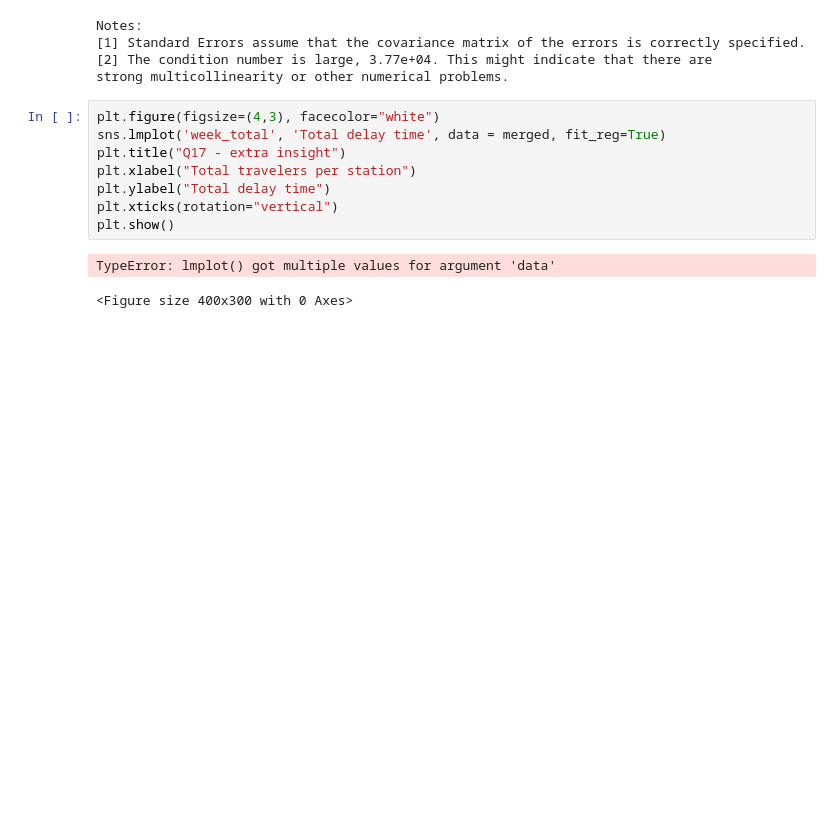
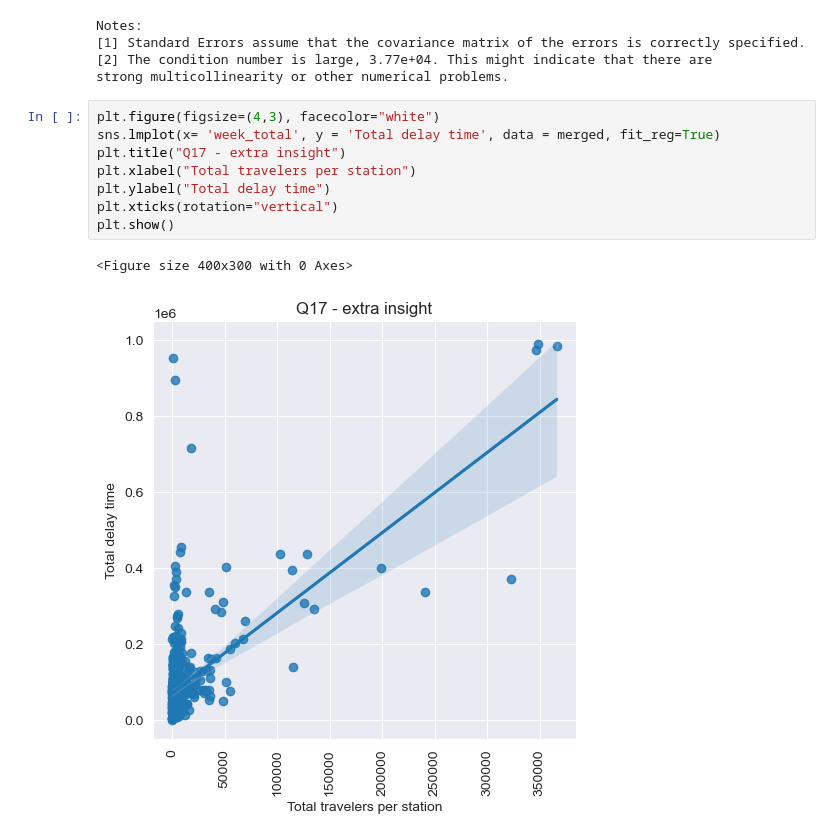
Before and after one commit to Seoyangsam/ACRM, a Jupyter notebook: src/Q17.ipynb, the cells around one changed output. Saved outputs shown, nothing was run; the diff lists cells and outputs as text; blank space fills up the shorter version.

```diff
--- a/src/Q17.ipynb
+++ b/src/Q17.ipynb
@@ -234,12 +232,12 @@ Notes:
 strong multicollinearity or other numerical problems.
 # %%
 plt.figure(figsize=(4,3), facecolor="white")
-sns.lmplot('week_total', 'Total delay time', data = merged, fit_reg=True)
+sns.lmplot(x= 'week_total', y = 'Total delay time', data = merged, fit_reg=True)
 plt.title("Q17 - extra insight")
 plt.xlabel("Total travelers per station")
 plt.ylabel("Total delay time")
 plt.xticks(rotation="vertical")
 plt.show()
 # %% [output]
-TypeError: lmplot() got multiple values for argument 'data'
+<Figure size 400x300 with 0 Axes>
-<Figure size 400x300 with 0 Axes>
+[figure, added]
```
Also changed, not shown: parts of 1 cell of this notebook, 1 other file.
